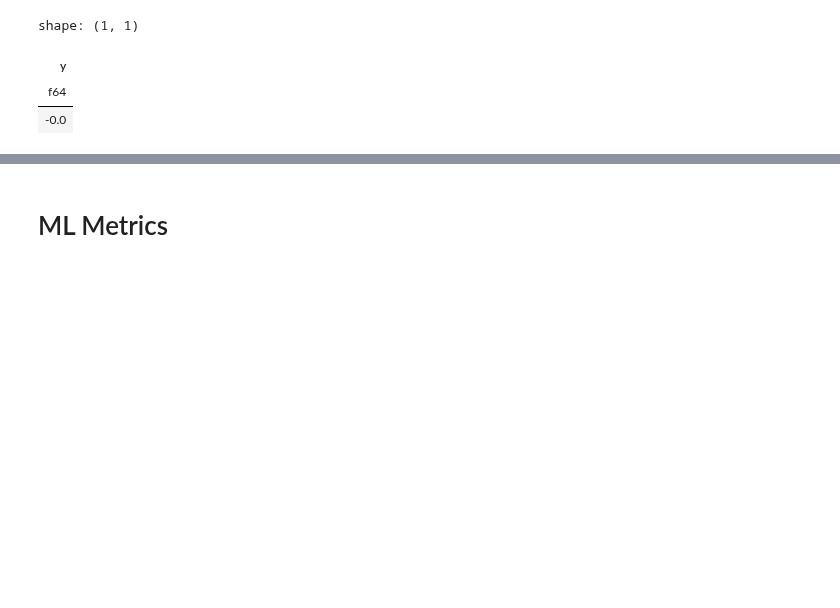
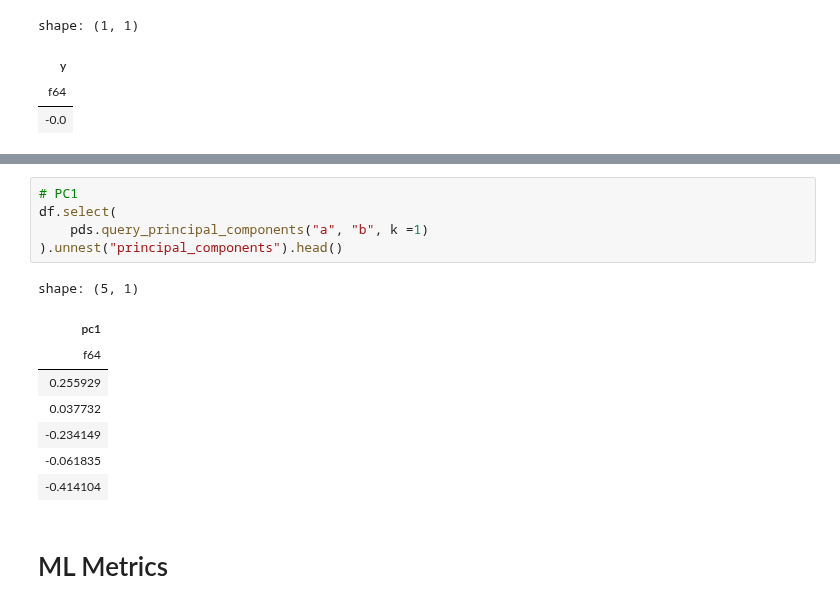
Before and after one commit to abstractqqq/polars_ds_extension, a Jupyter notebook: examples/basics.ipynb, the cells around one changed output, grey strips where cells are left out. Cells and saved outputs as stored; diff of their text form; blank space fills up the shorter version.

```diff
--- a/examples/basics.ipynb
+++ b/examples/basics.ipynb
@@ -240,3 +240,17 @@ shape: (2, 2)
+# %%
+# PC1
+df.select(
+    pds.query_principal_components("a", "b", k =1)
+).unnest("principal_components").head()
+# %% [output]
+shape: (5, 1)
+| pc1 |
+| f64 |
+| 0.255929 |
+| 0.037732 |
+| -0.234149 |
+| -0.061835 |
+| -0.414104 |
 # %% [markdown]
 # ML Metrics
 # %%
```
Also changed, not shown: parts of 33 cells of this notebook, 1 other file.
